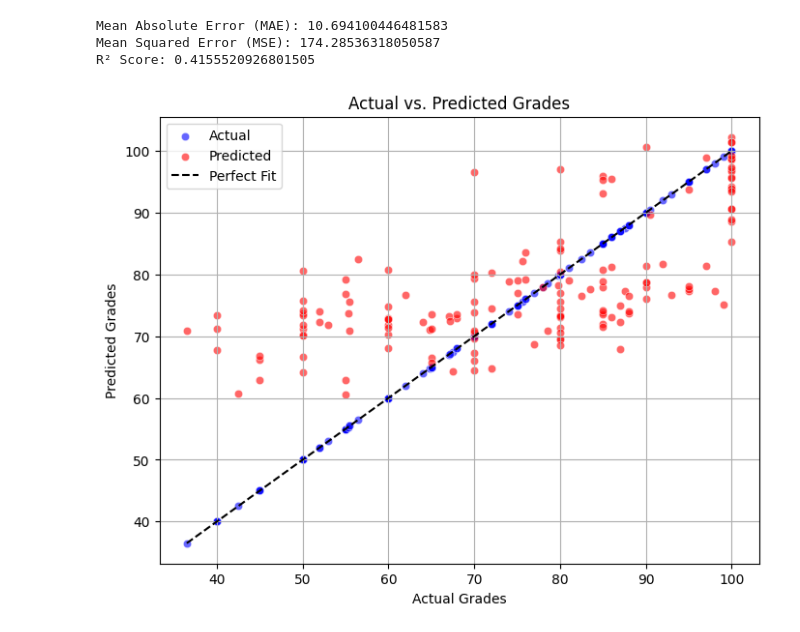
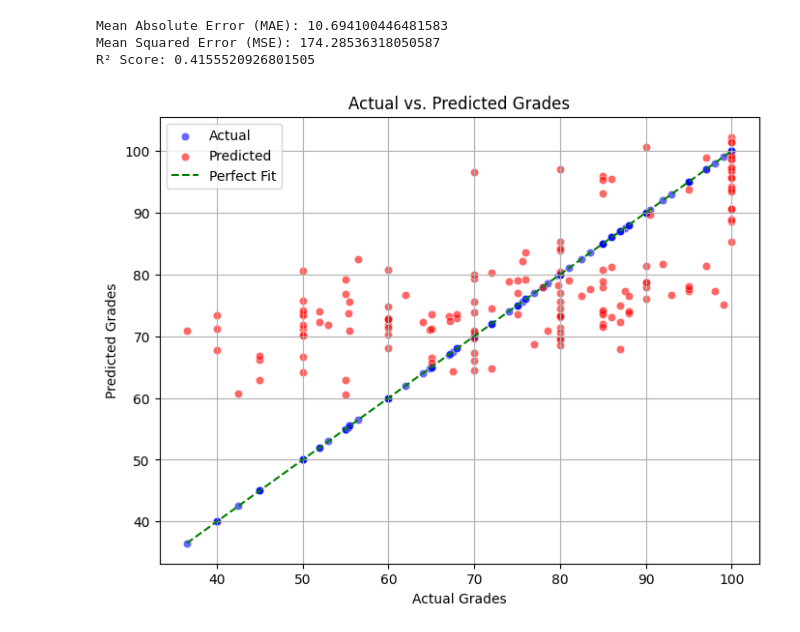
Before and after one commit to fnmrie/se3231-machine-learning, a Jupyter notebook: prelim-multi-linear-regression.ipynb, the cells around one changed output. Saved outputs shown, nothing was run; the diff lists cells and outputs as text; code cells hidden in the pictures.

```diff
--- a/prelim-multi-linear-regression.ipynb
+++ b/prelim-multi-linear-regression.ipynb
@@ -97,26 +97,26 @@ R² Score: 0.4155520926801505
 # %%
 import matplotlib.pyplot as plt
 import seaborn as sns
 
 # Convert y_test and y_pred to flattened arrays (if needed)
 y_test_flat = y_test.values.flatten()
 y_pred_flat = y_pred.flatten()
 
 # Create scatter plot: Actual vs Predicted
 plt.figure(figsize=(8, 6))
 
 sns.scatterplot(x=y_test_flat, y=y_test_flat, color="blue", label="Actual", alpha=0.6)
 sns.scatterplot(x=y_test_flat, y=y_pred_flat, color="red", label="Predicted", alpha=0.6)
 
 # Perfect fit line (y = x)
-plt.plot([y_test_flat.min(), y_test_flat.max()], [y_test_flat.min(), y_test_flat.max()], color="black", linestyle="--", label="Perfect Fit")
+plt.plot([y_test_flat.min(), y_test_flat.max()], [y_test_flat.min(), y_test_flat.max()], color="green", linestyle="--", label="Perfect Fit")
 
 # Labels and title
 plt.xlabel("Actual Grades")
 plt.ylabel("Predicted Grades")
 plt.title("Actual vs. Predicted Grades")
 plt.legend()
 plt.grid()
 plt.show()
 # %% [output]
-[figure, old version]
+[figure, new version]
```
Also changed, not shown: parts of 1 cell of this notebook, 2 other files.
